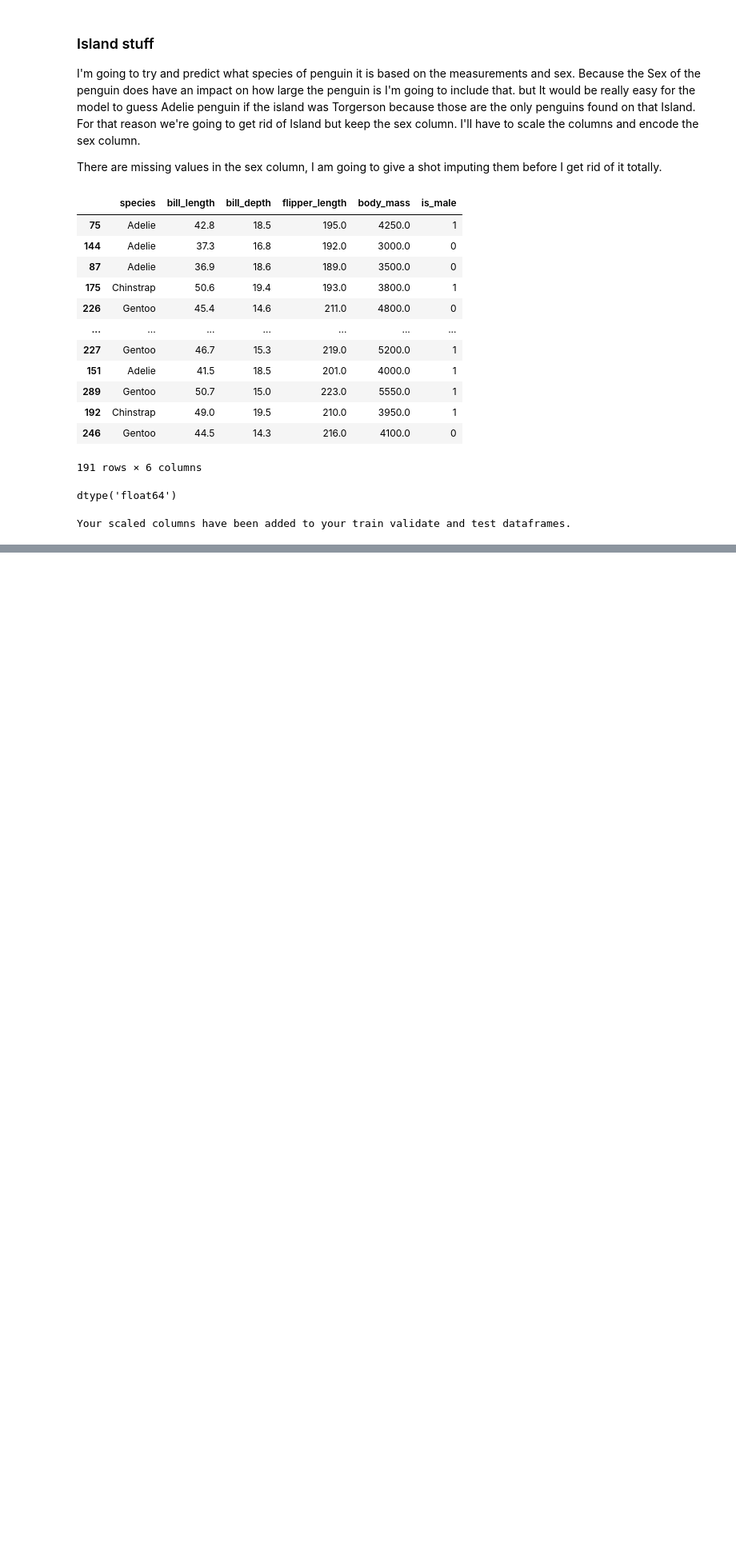
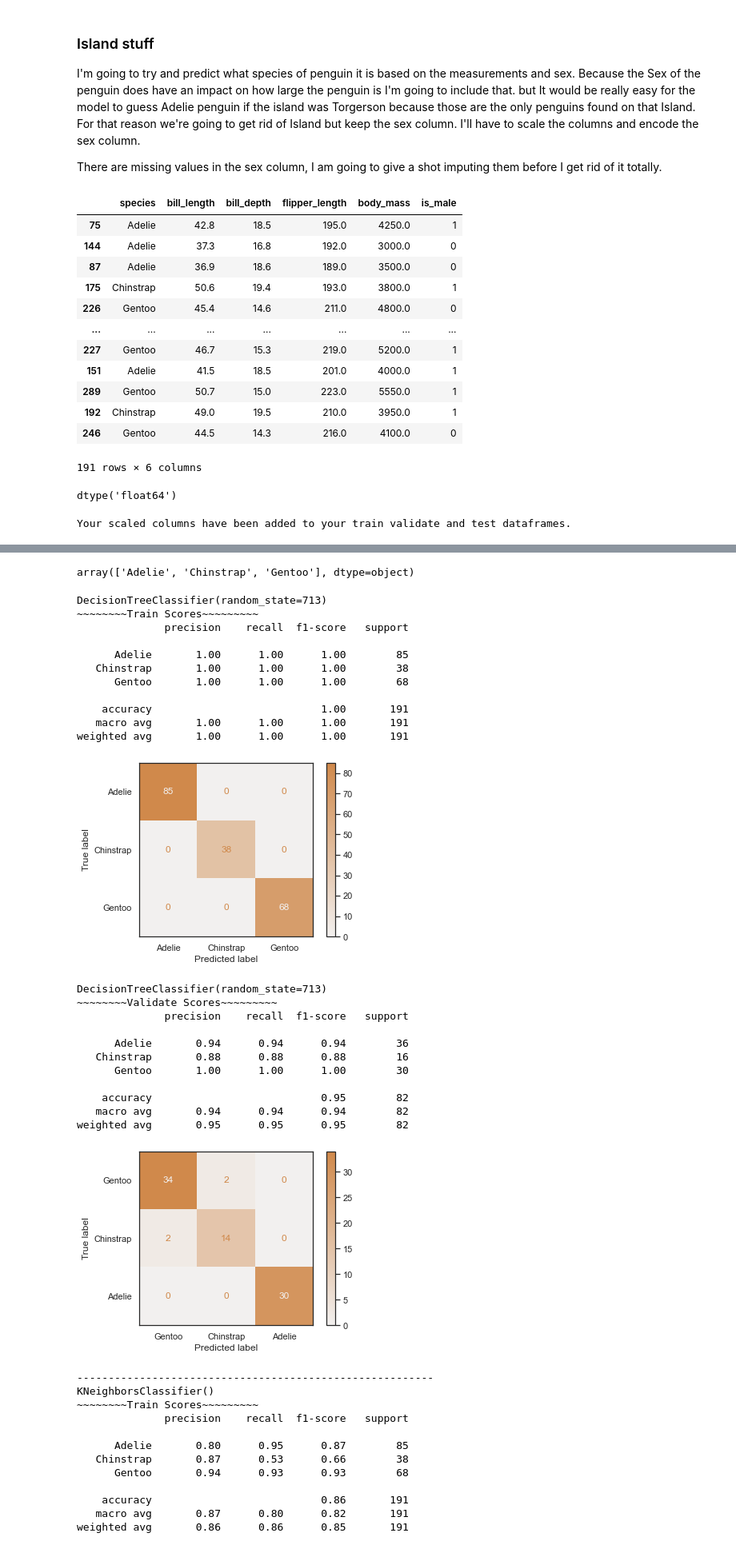
Before and after one commit to HeatherOrtegaMcMillan/penguin_project, a Jupyter notebook: penguin_project_notebook.ipynb, the cells around one changed output, grey strips where cells are left out. Shown at 80% size. Cells and saved outputs as stored; diff of their text form; code cells hidden in the pictures; blank space fills up the shorter version.

Commit message:
add modeling section

```diff
--- a/penguin_project_notebook.ipynb
+++ b/penguin_project_notebook.ipynb
@@ -585,0 +594,20 @@ Your scaled columns have been added to your train validate and test dataframes.
+# %%
+target = 'species'
+variables = [col for col in list(train) if col!= target]
+
+X_train, y_train, X_validate, y_validate, X_test, y_test = m.all_aboard_the_X_train(variables, target, train, validate, test)
+# %%
+# create different base models to find a starting point
+
+d_tree = DecisionTreeClassifier(random_state= 713) # random state is for reproducability
+
+knn = KNeighborsClassifier()
+
+svc = SVC()
+
+r_forest = RandomForestClassifier(random_state=713) # random state is for reproducability
+
+bayes = GaussianNB()
+
+# add models to a list
+models = [d_tree, knn, svc, r_forest, bayes]
@@ -585,0 +616,55 @@ Your scaled columns have been added to your train validate and test dataframes.
+# %%
+y_train.unique()
+# %% [output]
+array(['Adelie', 'Chinstrap', 'Gentoo'], dtype=object)
+# %%
+for model in models:
+    # fit to train dataset using smote X_train and y_train
+    model.fit(X_train, y_train)
+
+    train_pred = model.predict(X_train)
+    val_pred = model.predict(X_validate)
+
+    m.print_metrics(model,X_train, y_train, train_pred, set_name="Train", class_names='auto')
+
+    m.print_metrics(model, X_validate, y_validate, val_pred, set_name='Validate', class_names='auto')
+
+    # seperator between models
+    print('---------------------------------------------------------')
+# %% [output]
+DecisionTreeClassifier(random_state=713)
+~~~~~~~~Train Scores~~~~~~~~~
+              precision    recall  f1-score   support
+
+      Adelie       1.00      1.00      1.00        85
+   Chinstrap       1.00      1.00      1.00        38
+      Gentoo       1.00      1.00      1.00        68
+
+    accuracy                           1.00       191
+   macro avg       1.00      1.00      1.00       191
+weighted avg       1.00      1.00      1.00       191
+[figure, added]
+DecisionTreeClassifier(random_state=713)
+~~~~~~~~Validate Scores~~~~~~~~~
+              precision    recall  f1-score   support
+
+      Adelie       0.94      0.94      0.94        36
+   Chinstrap       0.88      0.88      0.88        16
+      Gentoo       1.00      1.00      1.00        30
+
+    accuracy                           0.95        82
+   macro avg       0.94      0.94      0.94        82
+weighted avg       0.95      0.95      0.95        82
+[figure, added]
+---------------------------------------------------------
+KNeighborsClassifier()
+~~~~~~~~Train Scores~~~~~~~~~
+              precision    recall  f1-score   support
+
+      Adelie       0.80      0.95      0.87        85
+   Chinstrap       0.87      0.53      0.66        38
+      Gentoo       0.94      0.93      0.93        68
+
+    accuracy                           0.86       191
+   macro avg       0.87      0.80      0.82       191
+weighted avg       0.86      0.86      0.85       191
```
Also changed, not shown: parts of 12 cells of this notebook.
